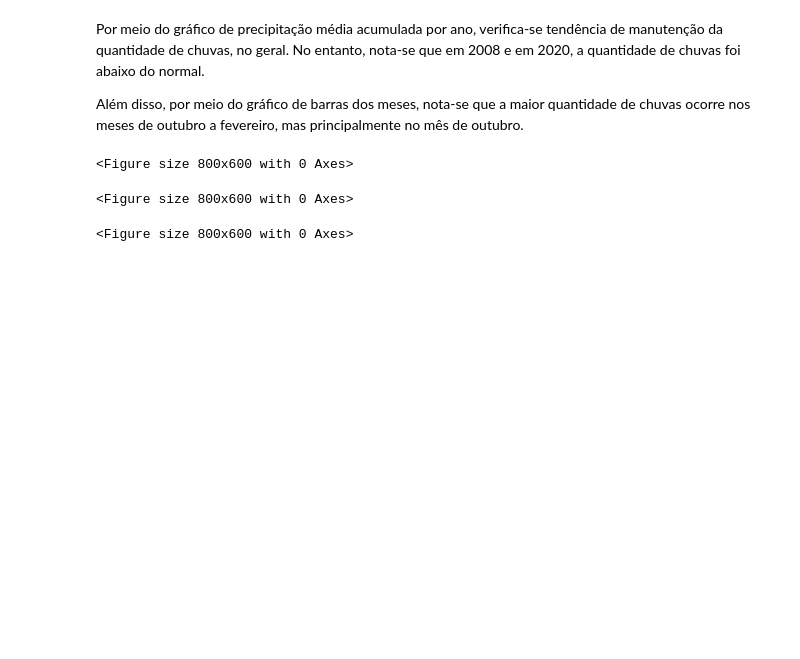
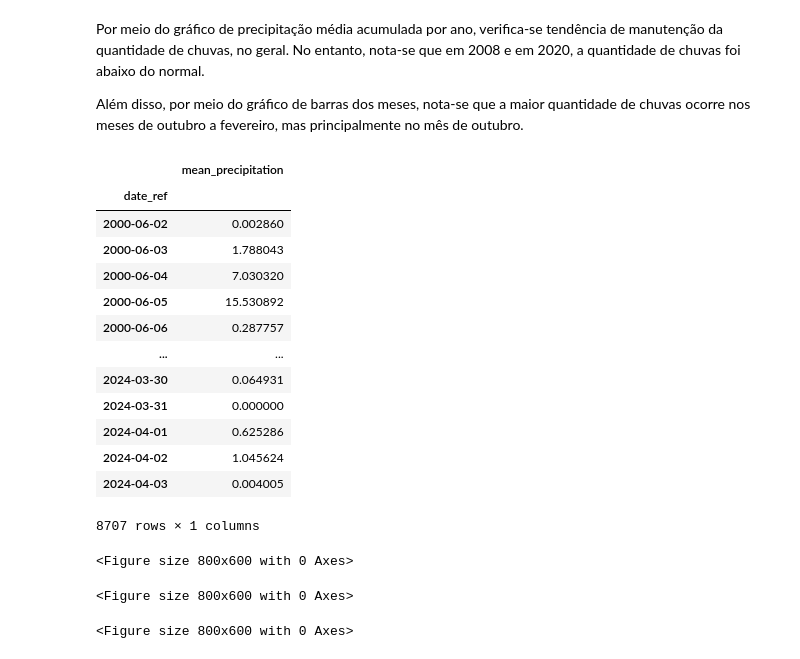
Before and after one commit to Samirnunes/desafio-casa-dos-ventos-ged-20, a Jupyter notebook: src/report.ipynb, the cells around one changed output. Saved outputs shown, nothing was run; the diff lists cells and outputs as text; code cells hidden in the pictures; blank space fills up the shorter version.

```diff
--- a/src/report.ipynb
+++ b/src/report.ipynb
@@ -326,6 +326,23 @@ df.describe()
 Por meio do gráfico de precipitação média acumulada por ano, verifica-se tendência de manutenção da quantidade de chuvas, no geral. No entanto, nota-se que em 2008 e em 2020, a quantidade de chuvas foi abaixo do normal.
 
 Além disso, por meio do gráfico de barras dos meses, nota-se que a maior quantidade de chuvas ocorre nos meses de outubro a fevereiro, mas principalmente no mês de outubro.
+# %%
+ts
+# %% [output]
+|  | mean_precipitation |
+| date_ref |  |
+| 2000-06-02 | 0.002860 |
+| 2000-06-03 | 1.788043 |
+| 2000-06-04 | 7.030320 |
+| 2000-06-05 | 15.530892 |
+| 2000-06-06 | 0.287757 |
+| ... | ... |
+| 2024-03-30 | 0.064931 |
+| 2024-03-31 | 0.000000 |
+| 2024-04-01 | 0.625286 |
+| 2024-04-02 | 1.045624 |
+| 2024-04-03 | 0.004005 |
+8707 rows × 1 columns
 # %%
 precipitation_plots(ts_dict, "PSATITP")
 # %% [output]
```
Also changed, not shown: parts of 24 cells of this notebook, 2 other files.
